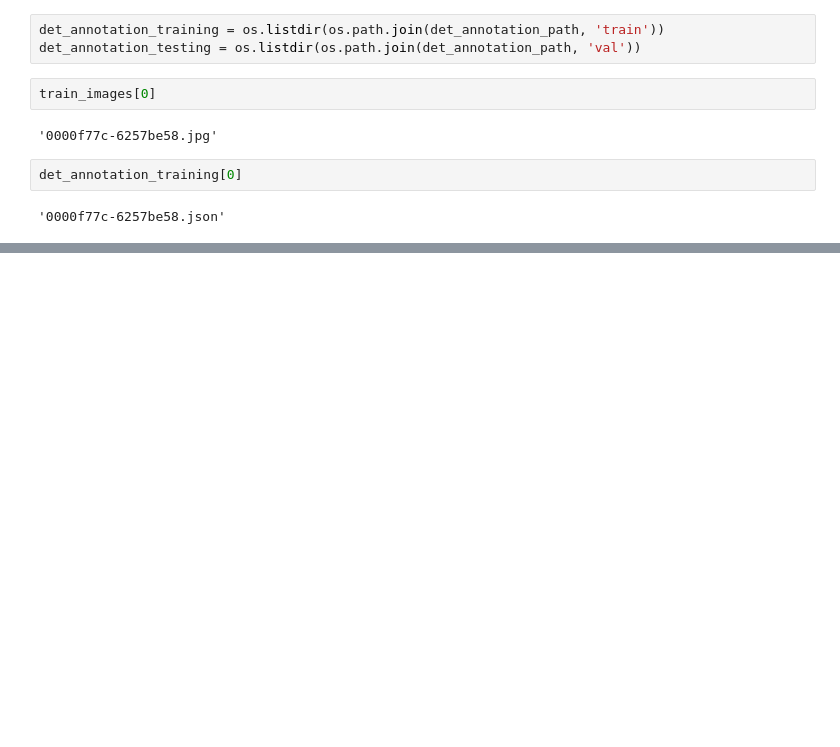
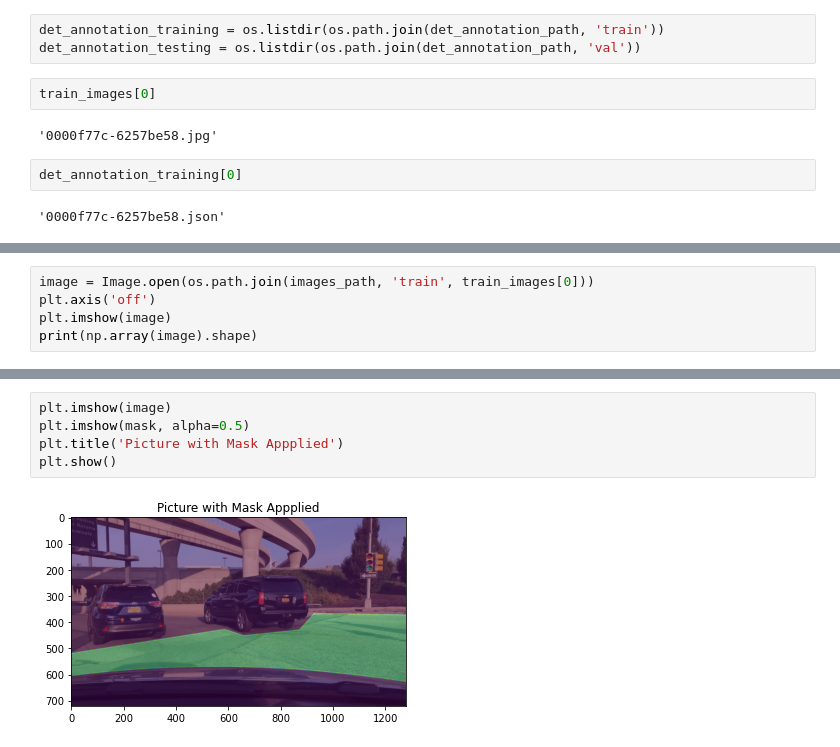
Before and after one commit to Khaliladib11/YOLOC, a Jupyter notebook: src/data/Untitled.ipynb, the cells around one changed output, grey strips where cells are left out. Drawn from its saved outputs; the diff is of its cells as text; blank space fills up the shorter version.

```diff
--- a/src/data/Untitled.ipynb
+++ b/src/data/Untitled.ipynb
@@ -259,0 +61,5 @@ str(images[0]).split('\\')[-1].split('.')[0]
+# %%
+image = Image.open(os.path.join(images_path, 'train', train_images[0]))
+plt.axis('off')
+plt.imshow(image)
+print(np.array(image).shape)
@@ -259,0 +76,7 @@ str(images[0]).split('\\')[-1].split('.')[0]
+# %%
+plt.imshow(image)
+plt.imshow(mask, alpha=0.5)
+plt.title('Picture with Mask Appplied')
+plt.show()
+# %% [output]
+[figure, added]
```
Also changed, not shown: parts of 36 cells of this notebook, 4 other files.
